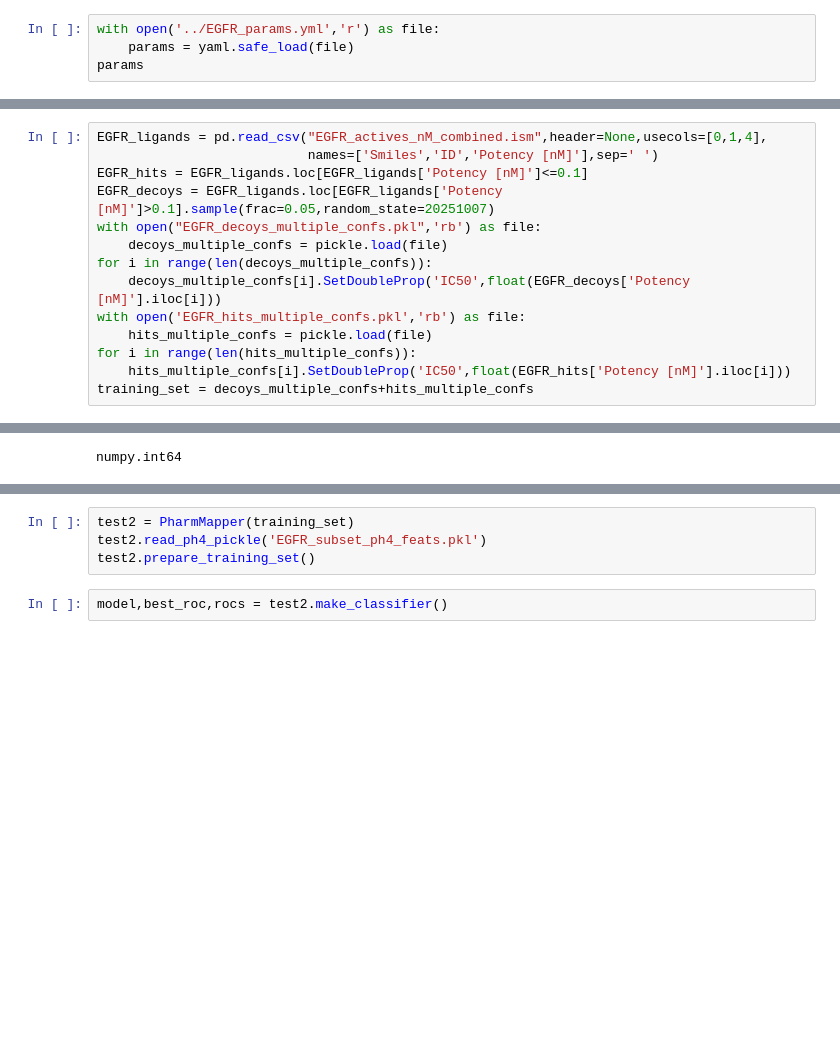
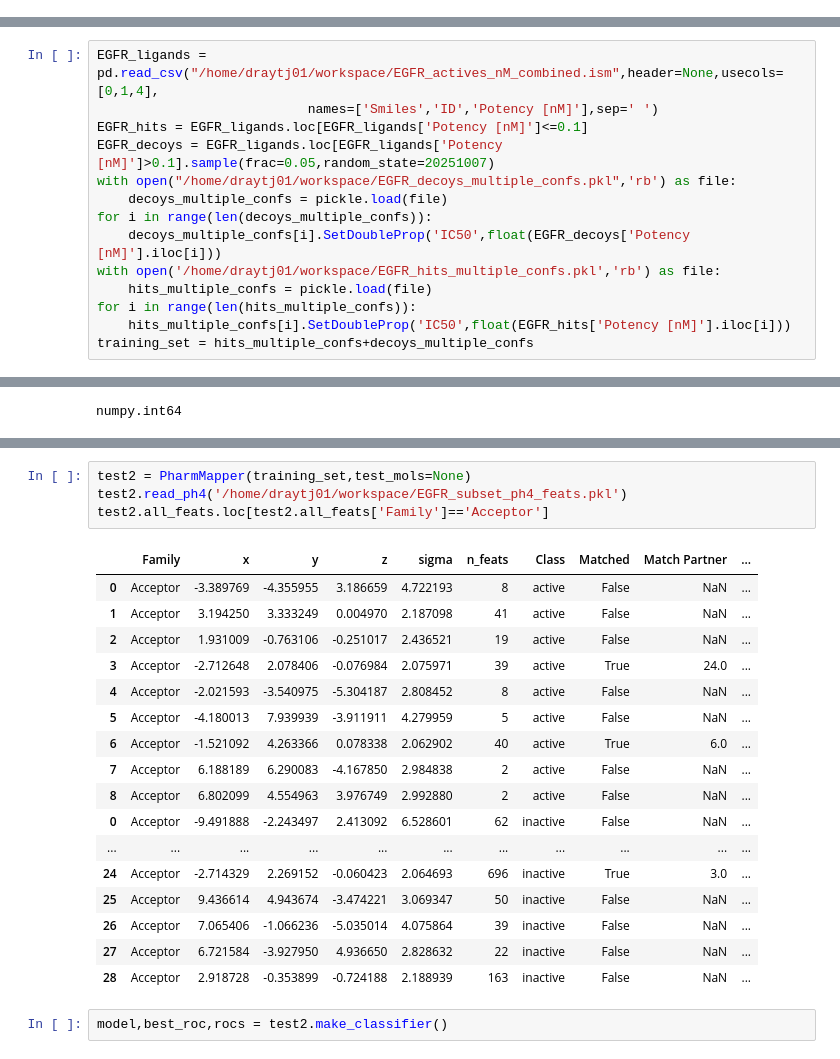
Before and after one commit to mghahremanpour/PharmMap, a Jupyter notebook: testing_notebooks/ph4_screening_test.ipynb, the cells around one changed output, grey strips where cells are left out. Cells and saved outputs as stored; diff of their text form; blank space fills up the shorter version.

```diff
--- a/testing_notebooks/ph4_screening_test.ipynb
+++ b/testing_notebooks/ph4_screening_test.ipynb
@@ -27,7 +27,3 @@ try:
 except:
     from yaml import Loader, Dumper
 DrawingOptions.includeAtomNumbers=True
-# %%
-with open('../EGFR_params.yml','r') as file:
-    params = yaml.safe_load(file)
-params
@@ -43,3 +32,17 @@ params
+# %%
+EGFR_ligands = pd.read_csv("/home/draytj01/workspace/EGFR_actives_nM_combined.ism",header=None,usecols=[0,1,4],
+                           names=['Smiles','ID','Potency [nM]'],sep=' ')
+EGFR_hits = EGFR_ligands.loc[EGFR_ligands['Potency [nM]']<=0.1]
+EGFR_decoys = EGFR_ligands.loc[EGFR_ligands['Potency [nM]']>0.1].sample(frac=0.05,random_state=20251007)
+with open("/home/draytj01/workspace/EGFR_decoys_multiple_confs.pkl",'rb') as file:
+    decoys_multiple_confs = pickle.load(file)
+for i in range(len(decoys_multiple_confs)):
+    decoys_multiple_confs[i].SetDoubleProp('IC50',float(EGFR_decoys['Potency [nM]'].iloc[i]))
+with open('/home/draytj01/workspace/EGFR_hits_multiple_confs.pkl','rb') as file:
+    hits_multiple_confs = pickle.load(file)
+for i in range(len(hits_multiple_confs)):
+    hits_multiple_confs[i].SetDoubleProp('IC50',float(EGFR_hits['Potency [nM]'].iloc[i]))
+training_set = hits_multiple_confs+decoys_multiple_confs
 # %% [markdown]
 when making test set, make sure to calculate Tanimoto scores to training set, report max scores and save plot
 
@@ -903,17 +982,3 @@ class Trainer:
-# %%
-EGFR_ligands = pd.read_csv("EGFR_actives_nM_combined.ism",header=None,usecols=[0,1,4],
-                           names=['Smiles','ID','Potency [nM]'],sep=' ')
-EGFR_hits = EGFR_ligands.loc[EGFR_ligands['Potency [nM]']<=0.1]
-EGFR_decoys = EGFR_ligands.loc[EGFR_ligands['Potency [nM]']>0.1].sample(frac=0.05,random_state=20251007)
-with open("EGFR_decoys_multiple_confs.pkl",'rb') as file:
-    decoys_multiple_confs = pickle.load(file)
-for i in range(len(decoys_multiple_confs)):
-    decoys_multiple_confs[i].SetDoubleProp('IC50',float(EGFR_decoys['Potency [nM]'].iloc[i]))
-with open('EGFR_hits_multiple_confs.pkl','rb') as file:
-    hits_multiple_confs = pickle.load(file)
-for i in range(len(hits_multiple_confs)):
-    hits_multiple_confs[i].SetDoubleProp('IC50',float(EGFR_hits['Potency [nM]'].iloc[i]))
-training_set = decoys_multiple_confs+hits_multiple_confs
 # %%
 len(EGFR_ligands.loc[EGFR_ligands['Potency [nM]']<=5])
 # %% [output]
@@ -954,7 +1087,25 @@ numpy.int64
 # %%
-test2 = PharmMapper(training_set)
-test2.read_ph4_pickle('EGFR_subset_ph4_feats.pkl')
-test2.prepare_training_set()
+test2 = PharmMapper(training_set,test_mols=None)
+test2.read_ph4('/home/draytj01/workspace/EGFR_subset_ph4_feats.pkl')
+test2.all_feats.loc[test2.all_feats['Family']=='Acceptor']
+# %% [output]
+|  | Family | x | y | z | sigma | n_feats | Class | Matched | Match Partner | ... |
+| 0 | Acceptor | -3.389769 | -4.355955 | 3.186659 | 4.722193 | 8 | active | False | NaN | ... |
+| 1 | Acceptor | 3.194250 | 3.333249 | 0.004970 | 2.187098 | 41 | active | False | NaN | ... |
+| 2 | Acceptor | 1.931009 | -0.763106 | -0.251017 | 2.436521 | 19 | active | False | NaN | ... |
+| 3 | Acceptor | -2.712648 | 2.078406 | -0.076984 | 2.075971 | 39 | active | True | 24.0 | ... |
+| 4 | Acceptor | -2.021593 | -3.540975 | -5.304187 | 2.808452 | 8 | active | False | NaN | ... |
+| 5 | Acceptor | -4.180013 | 7.939939 | -3.911911 | 4.279959 | 5 | active | False | NaN | ... |
+| 6 | Acceptor | -1.521092 | 4.263366 | 0.078338 | 2.062902 | 40 | active | True | 6.0 | ... |
+| 7 | Acceptor | 6.188189 | 6.290083 | -4.167850 | 2.984838 | 2 | active | False | NaN | ... |
+| 8 | Acceptor | 6.802099 | 4.554963 | 3.976749 | 2.992880 | 2 | active | False | NaN | ... |
+| 0 | Acceptor | -9.491888 | -2.243497 | 2.413092 | 6.528601 | 62 | inactive | False | NaN | ... |
+| ... | ... | ... | ... | ... | ... | ... | ... | ... | ... | ... |
+| 24 | Acceptor | -2.714329 | 2.269152 | -0.060423 | 2.064693 | 696 | inactive | True | 3.0 | ... |
+| 25 | Acceptor | 9.436614 | 4.943674 | -3.474221 | 3.069347 | 50 | inactive | False | NaN | ... |
+| 26 | Acceptor | 7.065406 | -1.066236 | -5.035014 | 4.075864 | 39 | inactive | False | NaN | ... |
+| 27 | Acceptor | 6.721584 | -3.927950 | 4.936650 | 2.828632 | 22 | inactive | False | NaN | ... |
+| 28 | Acceptor | 2.918728 | -0.353899 | -0.724188 | 2.188939 | 163 | inactive | False | NaN | ... |
 # %%
 model,best_roc,rocs = test2.make_classifier()
 # %%
```
Also changed, not shown: parts of 8 cells of this notebook, 4 other files.
